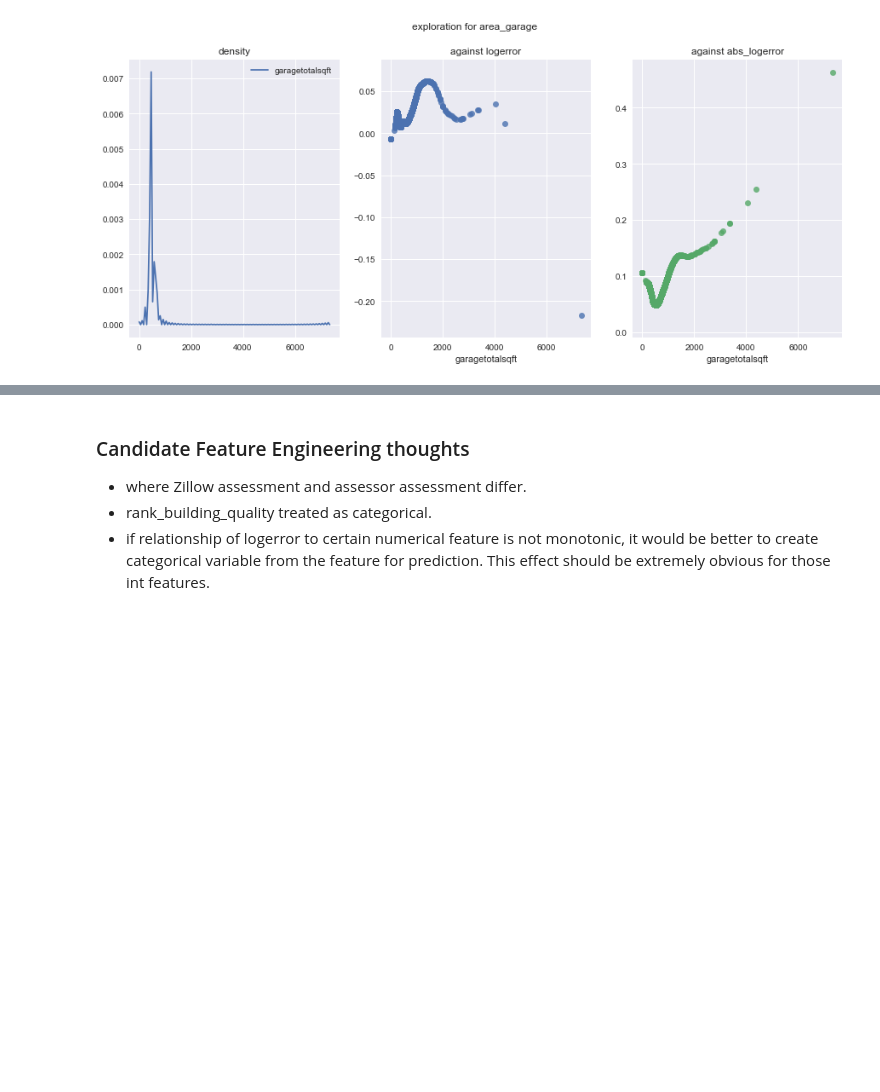
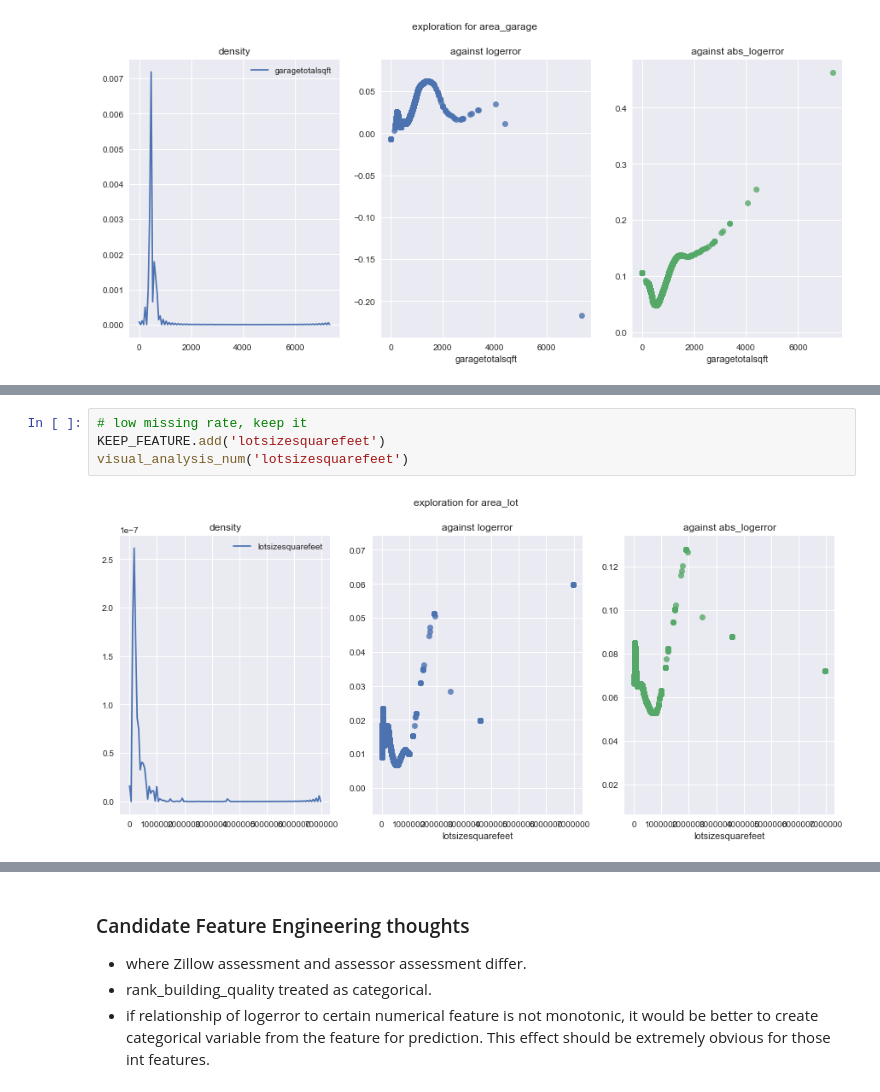
Before and after one commit to mqkh515/udacityMLND, a Jupyter notebook: projects/capstone/capstone.ipynb, the cells around one changed output, grey strips where cells are left out. Drawn from its saved outputs; the diff is of its cells as text; blank space fills up the shorter version.

```diff
--- a/projects/capstone/capstone.ipynb
+++ b/projects/capstone/capstone.ipynb
@@ -576,0 +682,6 @@ visual_analysis_cat('hashottuborspa')
+# %%
+# low missing rate, keep it
+KEEP_FEATURE.add('lotsizesquarefeet')
+visual_analysis_num('lotsizesquarefeet')
+# %% [output]
+[figure, added]
```
Also changed, not shown: parts of 67 cells of this notebook, 2 other files.
